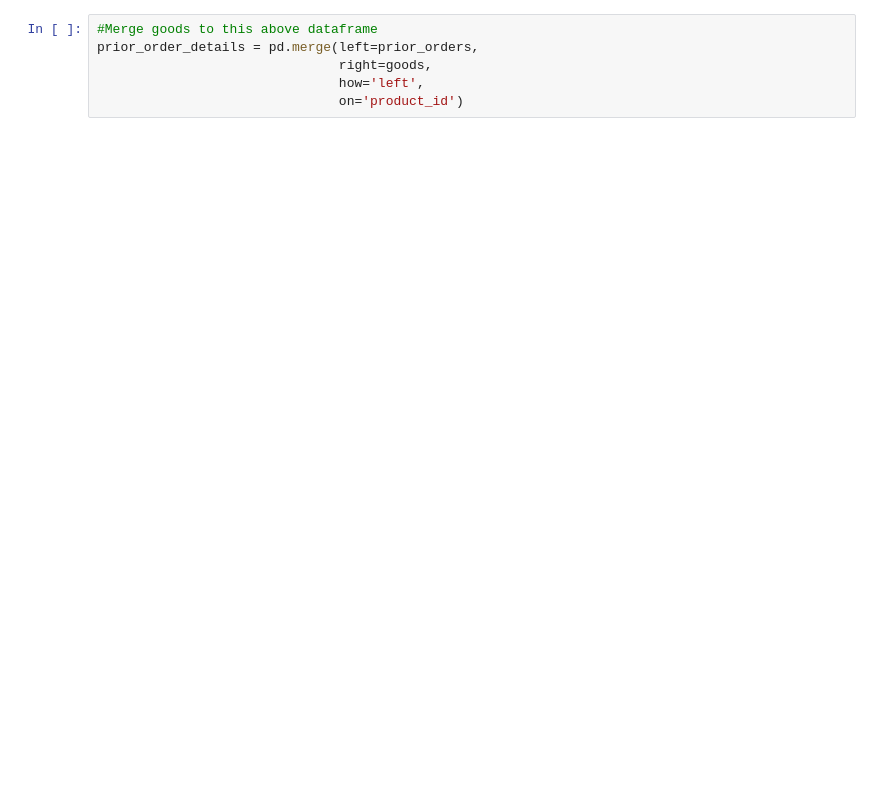
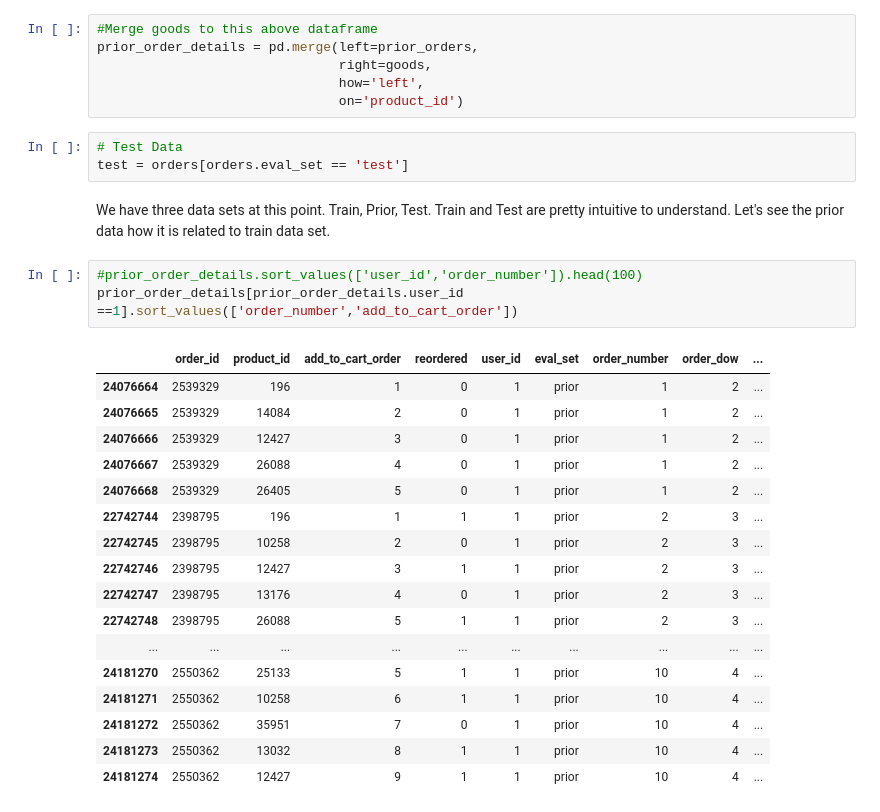
Before and after one commit to gowtham91m/Instacart-Market-Basket-Analysis, a Jupyter notebook: Instacart.ipynb, the cells around one changed output. Saved outputs shown, nothing was run; the diff lists cells and outputs as text; blank space fills up the shorter version.

Commit message:
Updated data merge

```diff
--- a/Instacart.ipynb
+++ b/Instacart.ipynb
@@ -162,3 +174,30 @@ prior_order_details = pd.merge(left=prior_orders,
                                right=goods,
                                how='left',
                                on='product_id')
+# %%
+# Test Data
+test = orders[orders.eval_set == 'test']
+# %% [markdown]
+We have three data sets at this point. Train, Prior, Test.
+Train and Test are pretty intuitive to understand. Let's see the prior data how it is related to train data set.
+# %%
+#prior_order_details.sort_values(['user_id','order_number']).head(100)
+prior_order_details[prior_order_details.user_id ==1].sort_values(['order_number','add_to_cart_order'])
+# %% [output]
+|  | order_id | product_id | add_to_cart_order | reordered | user_id | eval_set | order_number | order_dow | ... |
+| 24076664 | 2539329 | 196 | 1 | 0 | 1 | prior | 1 | 2 | ... |
+| 24076665 | 2539329 | 14084 | 2 | 0 | 1 | prior | 1 | 2 | ... |
+| 24076666 | 2539329 | 12427 | 3 | 0 | 1 | prior | 1 | 2 | ... |
+| 24076667 | 2539329 | 26088 | 4 | 0 | 1 | prior | 1 | 2 | ... |
+| 24076668 | 2539329 | 26405 | 5 | 0 | 1 | prior | 1 | 2 | ... |
+| 22742744 | 2398795 | 196 | 1 | 1 | 1 | prior | 2 | 3 | ... |
+| 22742745 | 2398795 | 10258 | 2 | 0 | 1 | prior | 2 | 3 | ... |
+| 22742746 | 2398795 | 12427 | 3 | 1 | 1 | prior | 2 | 3 | ... |
+| 22742747 | 2398795 | 13176 | 4 | 0 | 1 | prior | 2 | 3 | ... |
+| 22742748 | 2398795 | 26088 | 5 | 1 | 1 | prior | 2 | 3 | ... |
+| ... | ... | ... | ... | ... | ... | ... | ... | ... | ... |
+| 24181270 | 2550362 | 25133 | 5 | 1 | 1 | prior | 10 | 4 | ... |
+| 24181271 | 2550362 | 10258 | 6 | 1 | 1 | prior | 10 | 4 | ... |
+| 24181272 | 2550362 | 35951 | 7 | 0 | 1 | prior | 10 | 4 | ... |
+| 24181273 | 2550362 | 13032 | 8 | 1 | 1 | prior | 10 | 4 | ... |
+| 24181274 | 2550362 | 12427 | 9 | 1 | 1 | prior | 10 | 4 | ... |
```
Also changed, not shown: parts of 20 cells of this notebook.
